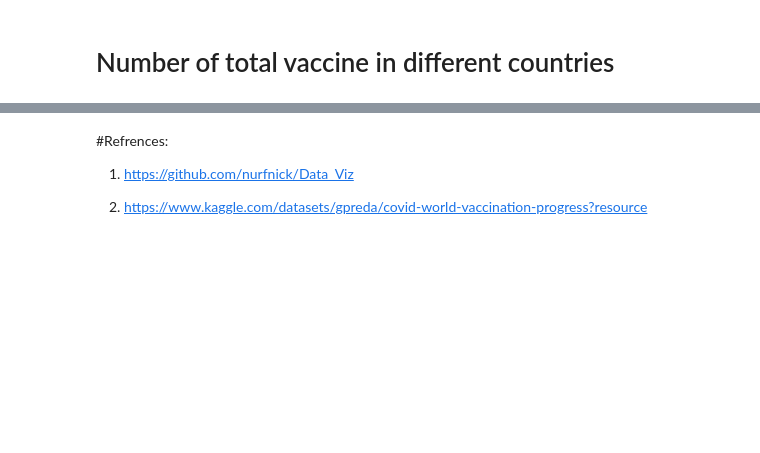
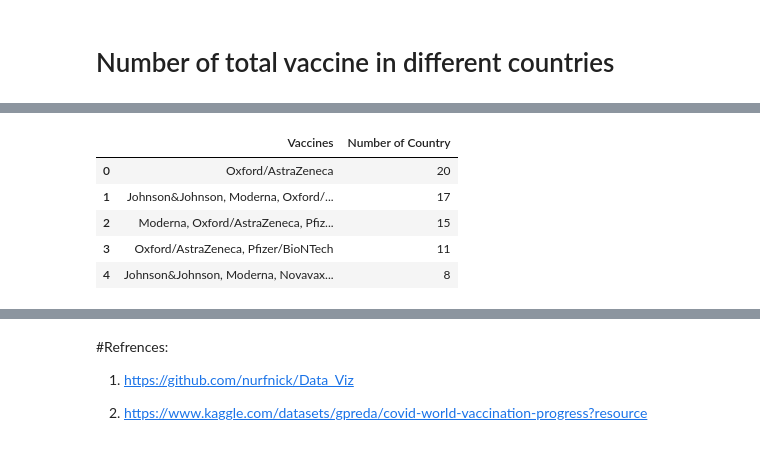
Before and after one commit to uthours/Data-Processing-Visualization, a Jupyter notebook: initialviz.ipynb, the cells around one changed output, grey strips where cells are left out. Saved outputs shown, nothing was run; the diff lists cells and outputs as text; code cells hidden in the pictures; blank space fills up the shorter version.

```diff
--- a/initialviz.ipynb
+++ b/initialviz.ipynb
@@ -77,0 +126,11 @@ fig.show()
+# %%
+vaccine = new_df["vaccines"].value_counts().reset_index()
+vaccine.columns = ['Vaccines','Number of Country']
+vaccine.nlargest(5,"Number of Country")
+# %% [output]
+|  | Vaccines | Number of Country |
+| 0 | Oxford/AstraZeneca | 20 |
+| 1 | Johnson&Johnson, Moderna, Oxford/... | 17 |
+| 2 | Moderna, Oxford/AstraZeneca, Pfiz... | 15 |
+| 3 | Oxford/AstraZeneca, Pfizer/BioNTech | 11 |
+| 4 | Johnson&Johnson, Moderna, Novavax... | 8 |
```
Also changed, not shown: parts of 7 cells of this notebook.
